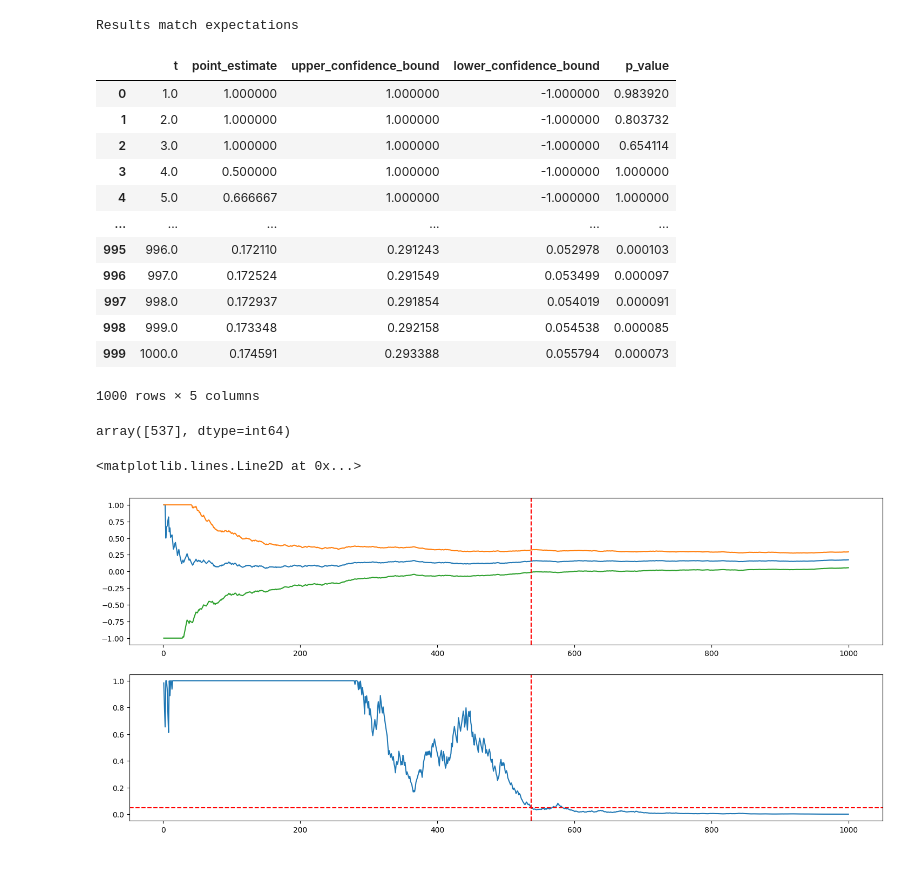
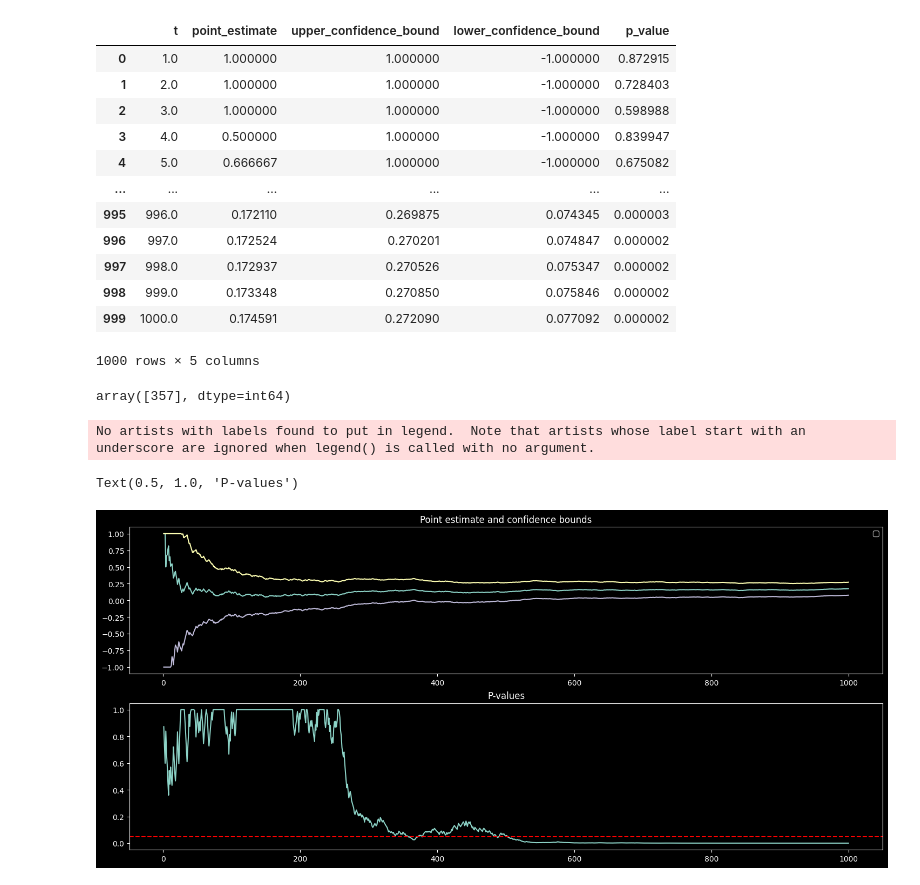
Before and after one commit to yusufprasetyo25/supplyseer, a Jupyter notebook: src/supplyseer/experimental/experimentation/demo.ipynb, the cells around one changed output. Saved outputs shown, nothing was run; the diff lists cells and outputs as text; code cells hidden in the pictures.

```diff
--- a/src/supplyseer/experimental/experimentation/demo.ipynb
+++ b/src/supplyseer/experimental/experimentation/demo.ipynb
@@ -40,10 +40,10 @@ def estimate_average_treatment_effect(outcomes, treatments, propensity,
     support_diameter = support_bounds[1] - support_bounds[0]
     c = 2 * support_diameter / p_min
     t_array = np.arange(1.0, len(outcomes) + 1.0)
-    p_value = np.exp(-gamma_exponential_log_mixture(
+    p_value = np.exp(-gamma_poisson_log_mixture(
              St, Vt, v_opt, c, alpha_opt=alpha_opt / 2))
     confidence_radius = (
-        1.0 / t_array * gamma_exponential_mixture_bound(
+        1.0 / t_array * gamma_poisson_mixture_bound(
             Vt, coverage_alpha / 2, v_opt, c, alpha_opt=alpha_opt / 2))
     return pd.DataFrame(collections.OrderedDict([
         ('t', t_array),
@@ -67,21 +67,26 @@ def check_approx_equal(name, actual, expected, tolerance=1e-4):
         print(error_data)
     return any_error
 
+det = np.random.poisson(50, size=1000)
+det_sum = det / sum(det)
+
 def test_ate():
     data = pd.read_csv('ate_data.csv')
     results = estimate_average_treatment_effect(
-        data['y'], data['treatment'], 0.5, [0, 1], 0.2 * 0.8, 50)
-    error_indicators = [
-        check_approx_equal('upper confidence bounds',
-                           results['upper_confidence_bound'],
-                           data['upper_confidence_bound']),
-        check_approx_equal('lower confidence bounds',
-                           results['lower_confidence_bound'],
-                           data['lower_confidence_bound']),
-        check_approx_equal('point estimates',
-                           results['point_estimate'],
-                           data['point_estimate']),
-        check_approx_equal('p-values', results['p_value'], data['p_value'])]
+        data["y"], data['treatment'], 0.5, [0, 1], 0.2 * 0.8, 50)
+    return results
+    # error_indicators = [
+    #     check_approx_equal('upper confidence bounds',
+    #                        results['upper_confidence_bound'],
+    #                        data['upper_confidence_bound']),
+    #     check_approx_equal('lower confidence bounds',
+    #                        results['lower_confidence_bound'],
+    #                        data['lower_confidence_bound']),
+    #     check_approx_equal('point estimates',
+    #                        results['point_estimate'],
+    #                        data['point_estimate']),
+    #     check_approx_equal('p-values', results['p_value'], data['p_value'])]
+
     if not any(error_indicators):
         print('Results match expectations')
         return results
@@ -88,41 +98,45 @@ def test_ate():
 # %%
 results = test_ate()
-# %% [output]
-Results match expectations
 # %%
 import matplotlib.pyplot as plt
 # %%
 results
 # %% [output]
 |  | t | point_estimate | upper_confidence_bound | lower_confidence_bound | p_value |
-| 0 | 1.0 | 1.000000 | 1.000000 | -1.000000 | 0.983920 |
-| 1 | 2.0 | 1.000000 | 1.000000 | -1.000000 | 0.803732 |
-| 2 | 3.0 | 1.000000 | 1.000000 | -1.000000 | 0.654114 |
-| 3 | 4.0 | 0.500000 | 1.000000 | -1.000000 | 1.000000 |
-| 4 | 5.0 | 0.666667 | 1.000000 | -1.000000 | 1.000000 |
+| 0 | 1.0 | 1.000000 | 1.000000 | -1.000000 | 0.872915 |
+| 1 | 2.0 | 1.000000 | 1.000000 | -1.000000 | 0.728403 |
+| 2 | 3.0 | 1.000000 | 1.000000 | -1.000000 | 0.598988 |
+| 3 | 4.0 | 0.500000 | 1.000000 | -1.000000 | 0.839947 |
+| 4 | 5.0 | 0.666667 | 1.000000 | -1.000000 | 0.675082 |
 | ... | ... | ... | ... | ... | ... |
-| 995 | 996.0 | 0.172110 | 0.291243 | 0.052978 | 0.000103 |
-| 996 | 997.0 | 0.172524 | 0.291549 | 0.053499 | 0.000097 |
-| 997 | 998.0 | 0.172937 | 0.291854 | 0.054019 | 0.000091 |
-| 998 | 999.0 | 0.173348 | 0.292158 | 0.054538 | 0.000085 |
-| 999 | 1000.0 | 0.174591 | 0.293388 | 0.055794 | 0.000073 |
+| 995 | 996.0 | 0.172110 | 0.269875 | 0.074345 | 0.000003 |
+| 996 | 997.0 | 0.172524 | 0.270201 | 0.074847 | 0.000002 |
+| 997 | 998.0 | 0.172937 | 0.270526 | 0.075347 | 0.000002 |
+| 998 | 999.0 | 0.173348 | 0.270850 | 0.075846 | 0.000002 |
+| 999 | 1000.0 | 0.174591 | 0.272090 | 0.077092 | 0.000002 |
 1000 rows × 5 columns
 # %%
 np.argwhere(results["p_value"] < 0.05)[0]
 # %% [output]
-array([537], dtype=int64)
+array([357], dtype=int64)
 # %%
+plt.style.use("dark_background")
+
 plt.figure(figsize=(18, 12))
 plt.subplot(3, 1, 1)
 plt.plot(results["t"], results["point_estimate"])
 plt.plot(results["t"], results["upper_confidence_bound"])
 plt.plot(results["t"], results["lower_confidence_bound"])
-plt.axvline(np.argwhere(results["p_value"] < 0.05)[0], color="r", linestyle="--")
+# plt.axvline(np.argwhere(results["p_value"] < 0.05)[0], color="r", linestyle="--", label="alpha < 0.05")
+plt.title("Point estimate and confidence bounds")
+plt.legend()
 
 plt.subplot(3, 1, 2)
 plt.plot(results["t"], results["p_value"])
 plt.axhline(0.05, color="r", linestyle="--")
-plt.axvline(np.argwhere(results["p_value"] < 0.05)[0], color="r", linestyle="--")
+# plt.axvline(np.argwhere(results["p_value"] < 0.05)[0], color="r", linestyle="--")
+plt.title("P-values")
 # %% [output]
-<matplotlib.lines.Line2D at 0x...>
+No artists with labels found to put in legend.  Note that artists whose label start with an underscore are ignored when legend() is called with no argument.
+Text(0.5, 1.0, 'P-values')
-[figure, old version]
+[figure, new version]
```
Also changed, not shown: parts of 3 cells of this notebook, 3 other files.
